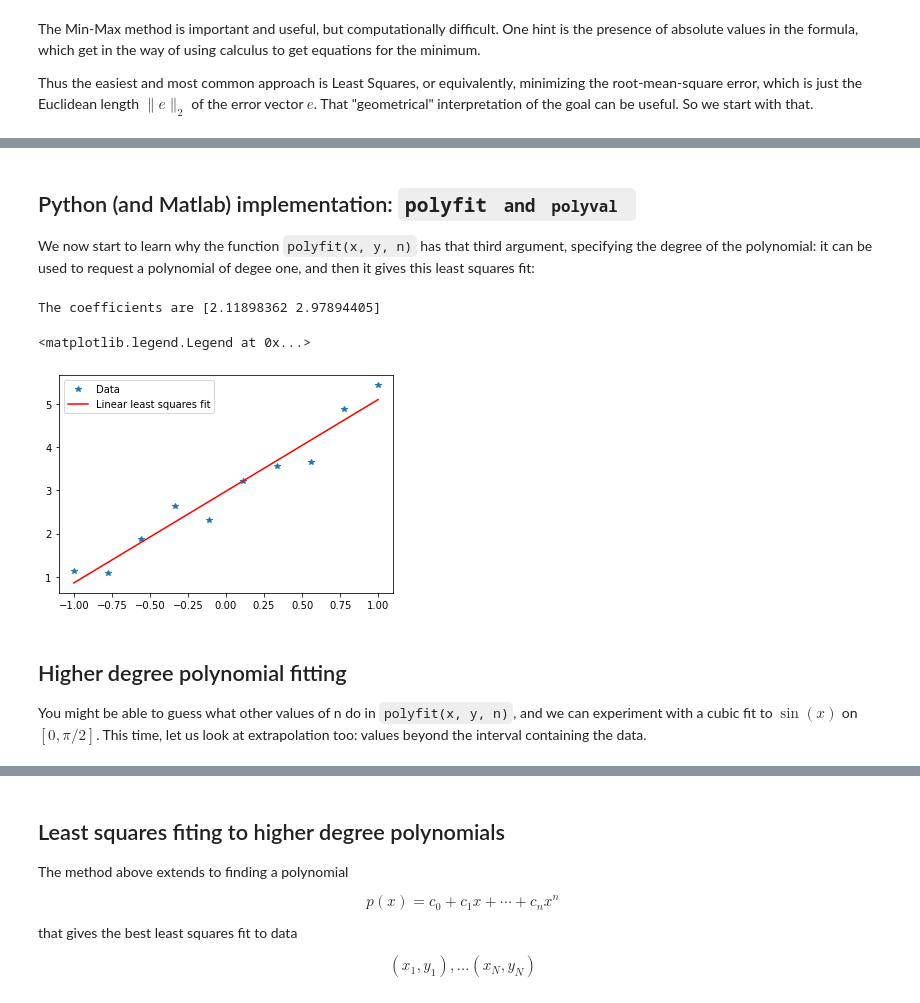
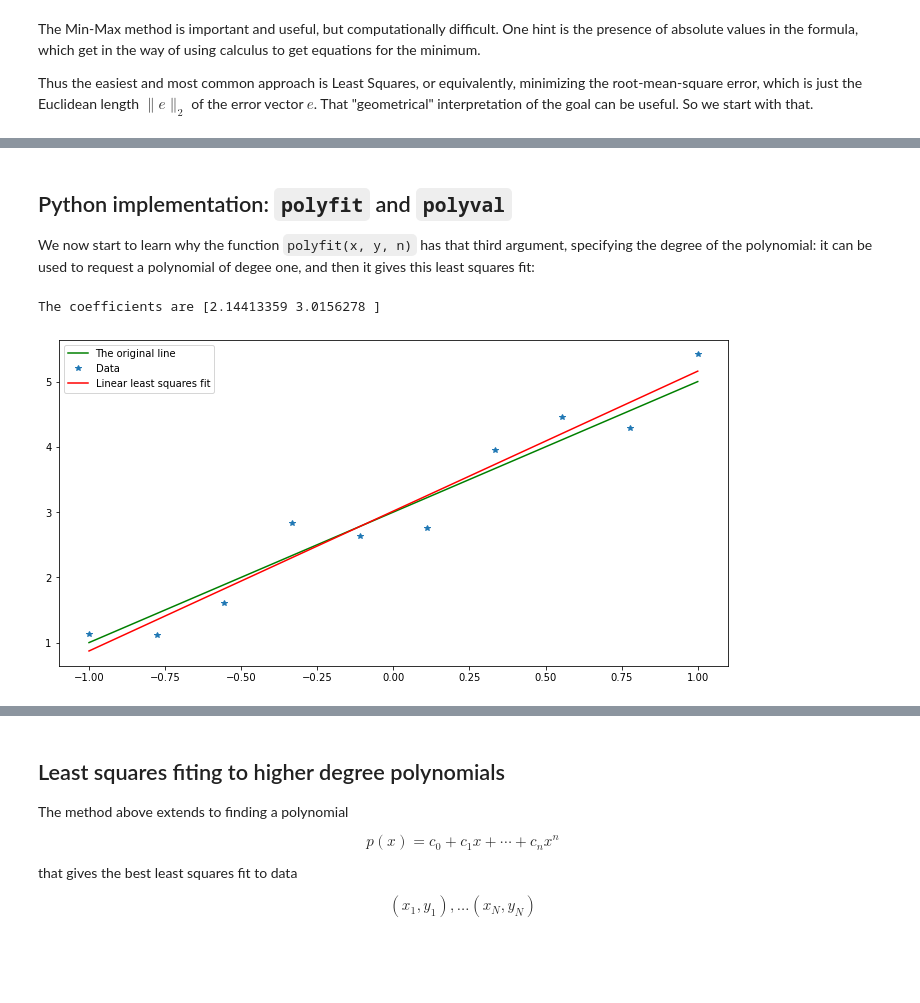
Before and after one commit to lemesurierb/elementary-numerical-analysis-python, a Jupyter notebook: _sources/notebooks/least-squares-fitting.ipynb, the cells around one changed output, grey strips where cells are left out. Saved outputs shown, nothing was run; the diff lists cells and outputs as text; code cells hidden in the pictures; blank space fills up the shorter version.

```diff
--- a/_sources/notebooks/least-squares-fitting.ipynb
+++ b/_sources/notebooks/least-squares-fitting.ipynb
@@ -123,29 +130,26 @@ $$
 # %% [markdown]
-## Python (and Matlab) implementation: <code>polyfit<code> and <code>polyval</code>
+## Python implementation: <code>polyfit</code> and <code>polyval</code>
 
 We now start to learn why the function <code>polyfit(x, y, n)</code> has that third argument, specifying the degree of the polynomial: it can be used to request a polynomial of degee one, and then it gives this least squares fit:
 # %%
 N = 10
 x = np.linspace(-1, 1, N)
 # Emulate a straight line with measurement errors:
-# rand() gives values uniformly distributed in the range [0,1],
+# random(N) gives N values uniformly distributed in the range [0,1],
 # and so with mean 0.5.
 # Thus subtracting 1/2 simulates more symmetric "errors", of mean zero.
-y = 2*x + 3 + (random(N)-0.5)
-#random
+y_line = 2*x + 3
+y = y_line + (random(N)-0.5)
+
+plt.figure(figsize=[12,6])
+plt.plot(x, y_line, 'g', label="The original line")
 plt.plot(x, y, '*', label="Data")
 c = np.polyfit(x, y, 1)
 print("The coefficients are", c)
 xplot = np.linspace(-1, 1, 100)
 plt.plot(xplot, np.polyval(c, xplot), 'r', label="Linear least squares fit")
 plt.legend(loc="best")
+plt.show()
 # %% [output]
-The coefficients are [2.11898362 2.97894405]
+The coefficients are [2.14413359 3.0156278 ]
-<matplotlib.legend.Legend at 0x...>
-[figure, old version]
+[figure, new version]
-# %% [markdown]
-## Higher degree polynomial fitting
-
-You might be able to guess what other values of n do in <code>polyfit(x, y, n)</code>,
-and we can experiment with a cubic fit to $\sin(x)$ on $[0, \pi/2]$.
-This time, let us look at extrapolation too: values beyond the interval containing the data.
```
Also changed, not shown: parts of 27 cells of this notebook, 14 other files.
